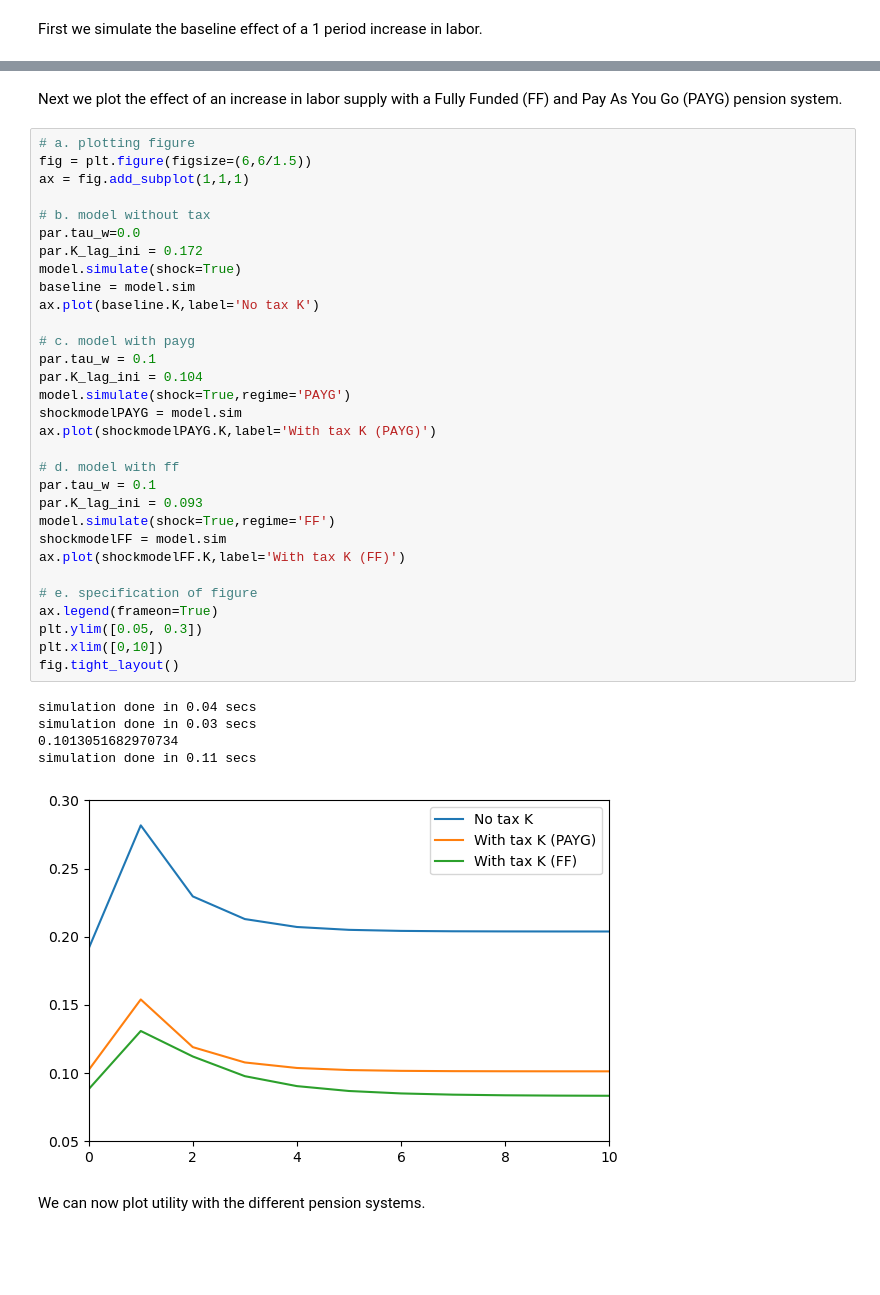
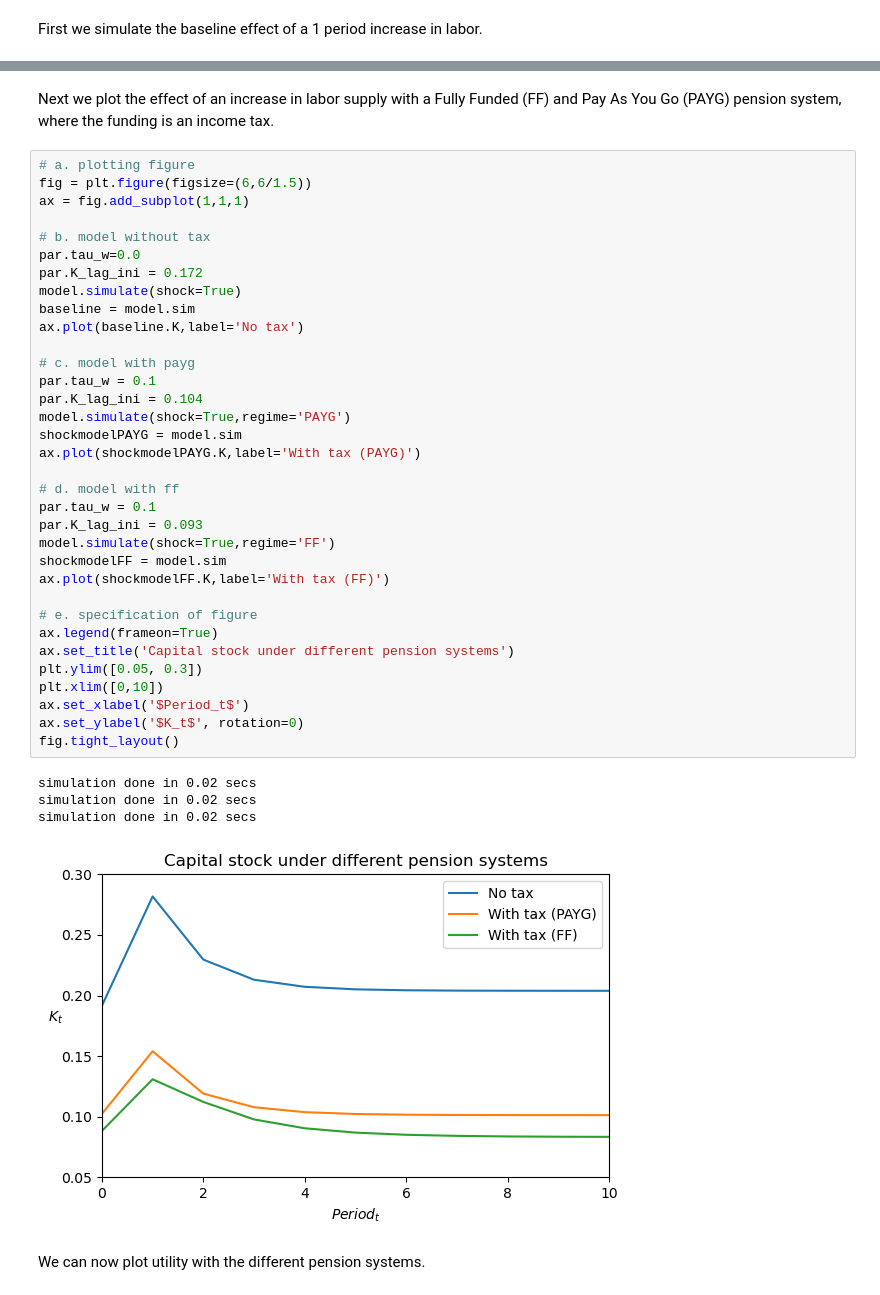
Before and after one commit to NumEconCopenhagen/projects-2023-jacob-per, a Jupyter notebook: modelproject/modelproject.ipynb, the cells around one changed output, grey strips where cells are left out. Saved outputs shown, nothing was run; the diff lists cells and outputs as text; blank space fills up the shorter version.

```diff
--- a/modelproject/modelproject.ipynb
+++ b/modelproject/modelproject.ipynb
@@ -166,42 +169,44 @@ simulation done in 0.03 secs
 # %% [markdown]
-Next we plot the effect of an increase in labor supply with a Fully Funded (FF) and Pay As You Go (PAYG) pension system.
+Next we plot the effect of an increase in labor supply with a Fully Funded (FF) and Pay As You Go (PAYG) pension system, where the funding is an income tax.
 # %%
 # a. plotting figure
 fig = plt.figure(figsize=(6,6/1.5))
 ax = fig.add_subplot(1,1,1)
 
 # b. model without tax
 par.tau_w=0.0
 par.K_lag_ini = 0.172
 model.simulate(shock=True)
 baseline = model.sim
-ax.plot(baseline.K,label='No tax K')
+ax.plot(baseline.K,label='No tax')
 
 # c. model with payg
 par.tau_w = 0.1
 par.K_lag_ini = 0.104
 model.simulate(shock=True,regime='PAYG')
 shockmodelPAYG = model.sim
-ax.plot(shockmodelPAYG.K,label='With tax K (PAYG)')
+ax.plot(shockmodelPAYG.K,label='With tax (PAYG)')
 
 # d. model with ff
 par.tau_w = 0.1
 par.K_lag_ini = 0.093
 model.simulate(shock=True,regime='FF')
 shockmodelFF = model.sim
-ax.plot(shockmodelFF.K,label='With tax K (FF)')
+ax.plot(shockmodelFF.K,label='With tax (FF)')
 
 # e. specification of figure
 ax.legend(frameon=True)
+ax.set_title('Capital stock under different pension systems')
 plt.ylim([0.05, 0.3])
 plt.xlim([0,10])
+ax.set_xlabel('$Period_t$')
+ax.set_ylabel('$K_t$', rotation=0)
 fig.tight_layout()
 # %% [output]
-simulation done in 0.04 secs
-simulation done in 0.03 secs
-0.1013051682970734
-simulation done in 0.11 secs
+simulation done in 0.02 secs
+simulation done in 0.02 secs
+simulation done in 0.02 secs
-[figure, old version]
+[figure, new version]
 # %% [markdown]
 We can now plot utility with the different pension systems.
 # %%
```
Also changed, not shown: parts of 4 cells of this notebook.
